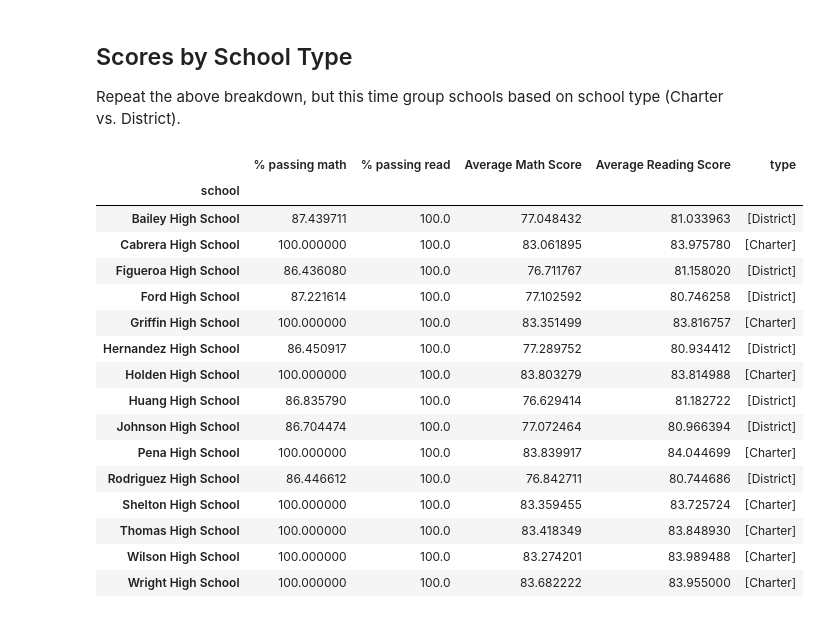
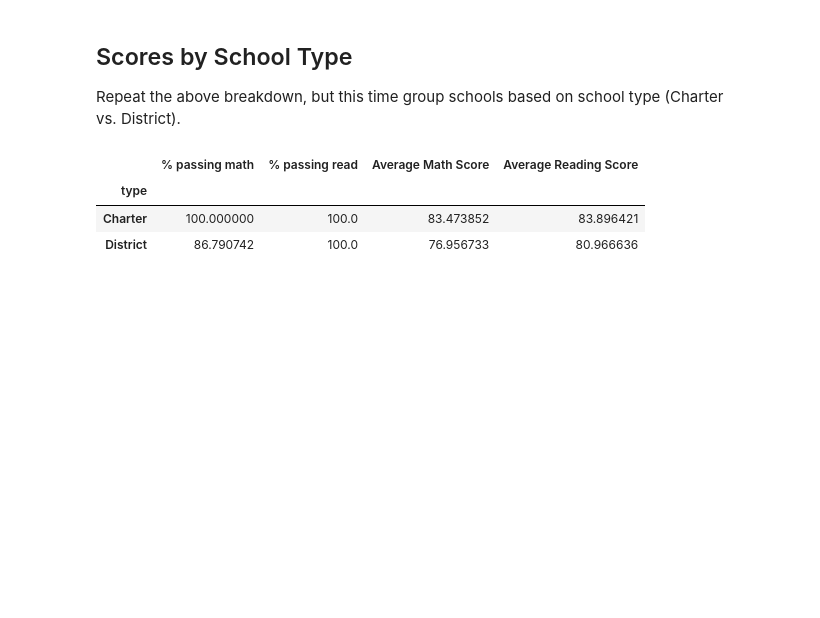
Before and after one commit to gvo34/pandas, a Jupyter notebook: pandas/AcademyOfPy.ipynb, the cells around one changed output. Cells and saved outputs as stored; diff of their text form; code cells hidden in the pictures; blank space fills up the shorter version.

Commit message:
update Scores by tables

```diff
--- a/pandas/AcademyOfPy.ipynb
+++ b/pandas/AcademyOfPy.ipynb
@@ -258,27 +258,15 @@ Repeat the above breakdown, but this time group schools based on school type (Ch
 # %%
 type_dict = {"type":school_type,
                 "Average Math Score":math_avg,
                 "Average Reading Score":read_avg,
                 "% passing math":mathpercentage,
                 "% passing read":readpercentage
           }
 type_df = pd.DataFrame(type_dict)
-type_df
+type_df['type'] = type_df['type'].map("%s".join)
+type_df.groupby('type').mean()
 # %% [output]
-|  | % passing math | % passing read | Average Math Score | Average Reading Score | type |
-| school |  |  |  |  |  |
-| Bailey High School | 87.439711 | 100.0 | 77.048432 | 81.033963 | [District] |
-| Cabrera High School | 100.000000 | 100.0 | 83.061895 | 83.975780 | [Charter] |
-| Figueroa High School | 86.436080 | 100.0 | 76.711767 | 81.158020 | [District] |
-| Ford High School | 87.221614 | 100.0 | 77.102592 | 80.746258 | [District] |
-| Griffin High School | 100.000000 | 100.0 | 83.351499 | 83.816757 | [Charter] |
-| Hernandez High School | 86.450917 | 100.0 | 77.289752 | 80.934412 | [District] |
-| Holden High School | 100.000000 | 100.0 | 83.803279 | 83.814988 | [Charter] |
-| Huang High School | 86.835790 | 100.0 | 76.629414 | 81.182722 | [District] |
-| Johnson High School | 86.704474 | 100.0 | 77.072464 | 80.966394 | [District] |
-| Pena High School | 100.000000 | 100.0 | 83.839917 | 84.044699 | [Charter] |
-| Rodriguez High School | 86.446612 | 100.0 | 76.842711 | 80.744686 | [District] |
-| Shelton High School | 100.000000 | 100.0 | 83.359455 | 83.725724 | [Charter] |
-| Thomas High School | 100.000000 | 100.0 | 83.418349 | 83.848930 | [Charter] |
-| Wilson High School | 100.000000 | 100.0 | 83.274201 | 83.989488 | [Charter] |
-| Wright High School | 100.000000 | 100.0 | 83.682222 | 83.955000 | [Charter] |
+|  | % passing math | % passing read | Average Math Score | Average Reading Score |
+| type |  |  |  |  |
+| Charter | 100.000000 | 100.0 | 83.473852 | 83.896421 |
+| District | 86.790742 | 100.0 | 76.956733 | 80.966636 |
```
Also changed, not shown: parts of 2 cells of this notebook.
